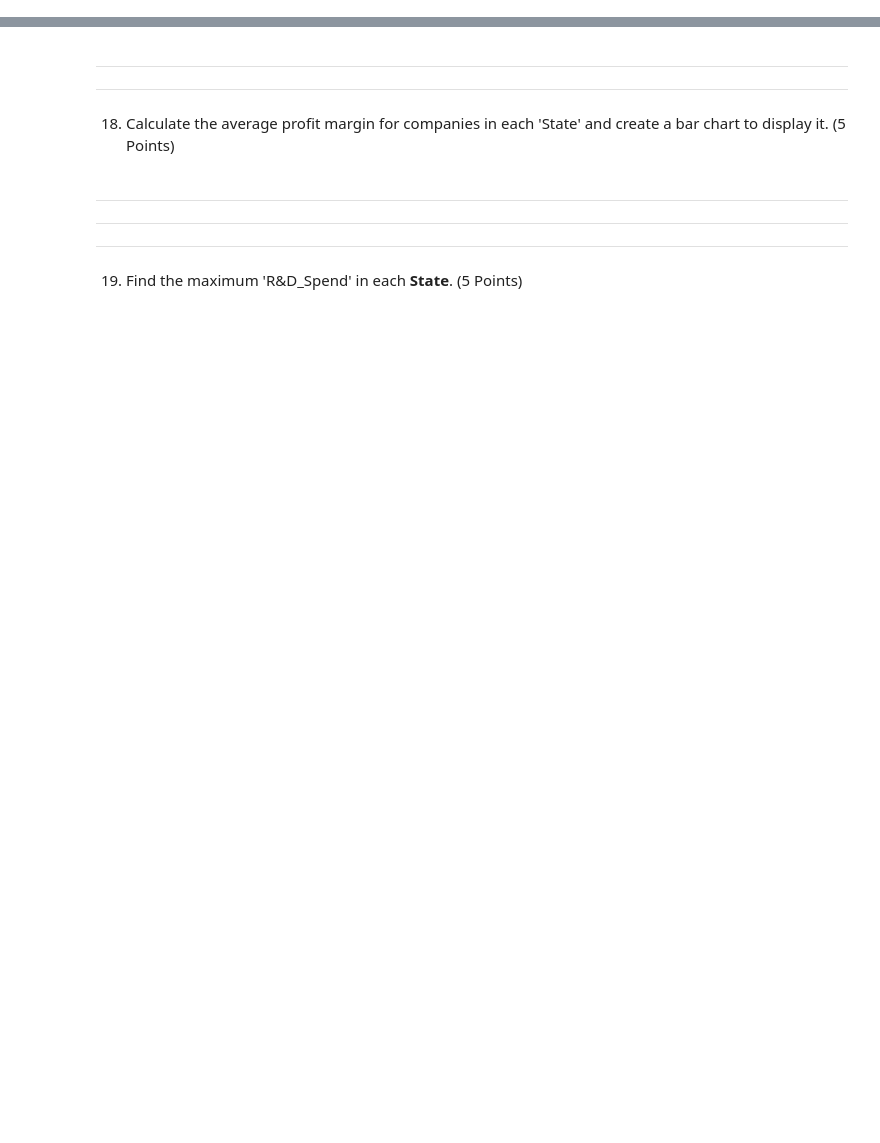
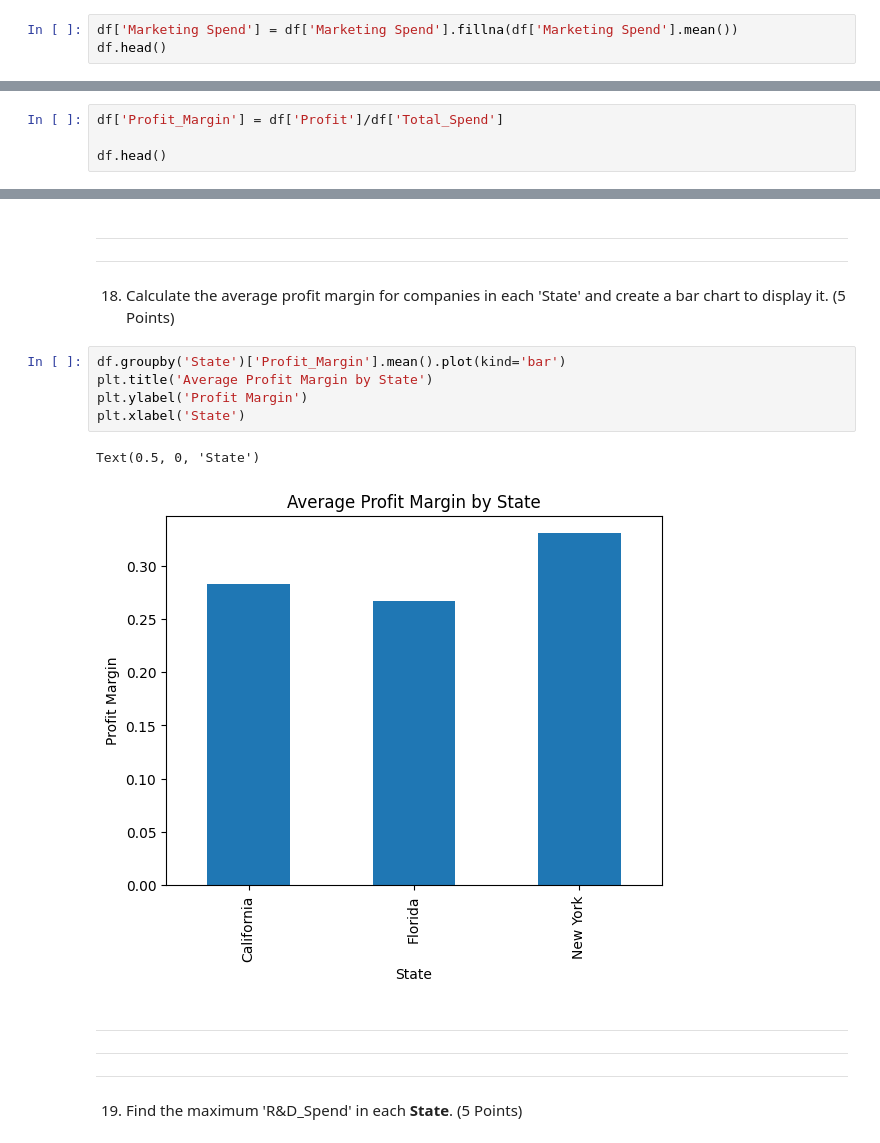
Before and after one commit to radtothebone/data-science-3401, a Jupyter notebook: Homework/Christian_Herrera_HW10.ipynb, the cells around one changed output, grey strips where cells are left out. Cells and saved outputs as stored; diff of their text form; blank space fills up the shorter version.

```diff
--- a/Homework/Christian_Herrera_HW10.ipynb
+++ b/Homework/Christian_Herrera_HW10.ipynb
@@ -327,2 +333,5 @@ high_profit_df
 # %% [markdown]
 15. Replace any missing values in the 'Marketing_Spend' column with the mean spending of the dataset. (5 Points)
+# %%
+df['Marketing Spend'] = df['Marketing Spend'].fillna(df['Marketing Spend'].mean())
+df.head()
@@ -336,3 +352,7 @@ high_profit_df
 ---
 # %% [markdown]
 16. Create a new column 'Profit_Margin' that represents the profit margin for each company (Profit / Total_Spend). (5 Points)
+# %%
+df['Profit_Margin'] = df['Profit']/df['Total_Spend']
+
+df.head()
@@ -360,6 +407,14 @@ high_profit_df
 ---
 # %% [markdown]
 18. Calculate the average profit margin for companies in each 'State' and create a bar chart to display it. (5 Points)
+# %%
+df.groupby('State')['Profit_Margin'].mean().plot(kind='bar')
+plt.title('Average Profit Margin by State')
+plt.ylabel('Profit Margin')
+plt.xlabel('State')
+# %% [output]
+Text(0.5, 0, 'State')
+[figure, added]
 # %% [markdown]
 
 
```
Also changed, not shown: parts of 10 cells of this notebook, 2 other files.
